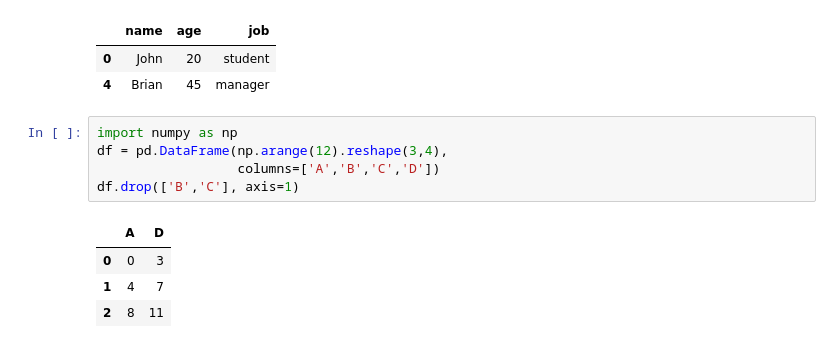
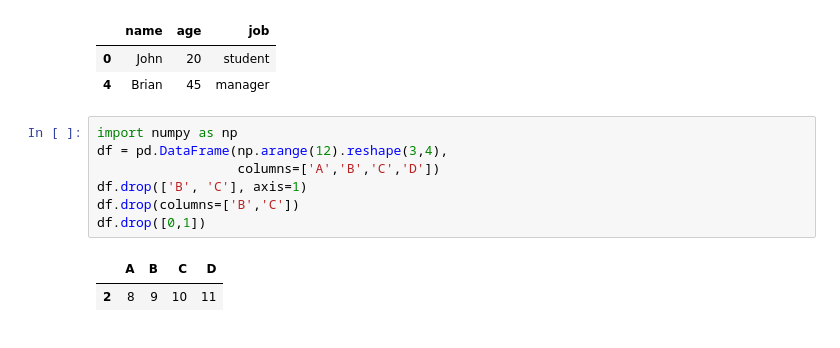
Before and after one commit to jihun5/it_jupyter, a Jupyter notebook: 데이터전처리.ipynb, the cells around one changed output. Drawn from its saved outputs; the diff is of its cells as text.

```diff
--- a/데이터전처리.ipynb
+++ b/데이터전처리.ipynb
@@ -566,10 +566,10 @@ df[df['job'].apply(lambda x : x in ['student', 'manager'])]
 # %%
 import numpy as np
 df = pd.DataFrame(np.arange(12).reshape(3,4),
                   columns=['A','B','C','D'])
-df.drop(['B','C'], axis=1)
+df.drop(['B', 'C'], axis=1)
+df.drop(columns=['B','C'])
+df.drop([0,1])
 # %% [output]
-|  | A | D |
-| 0 | 0 | 3 |
-| 1 | 4 | 7 |
-| 2 | 8 | 11 |
+|  | A | B | C | D |
+| 2 | 8 | 9 | 10 | 11 |
```
Also changed, not shown: parts of 52 cells of this notebook, 7 other files.
